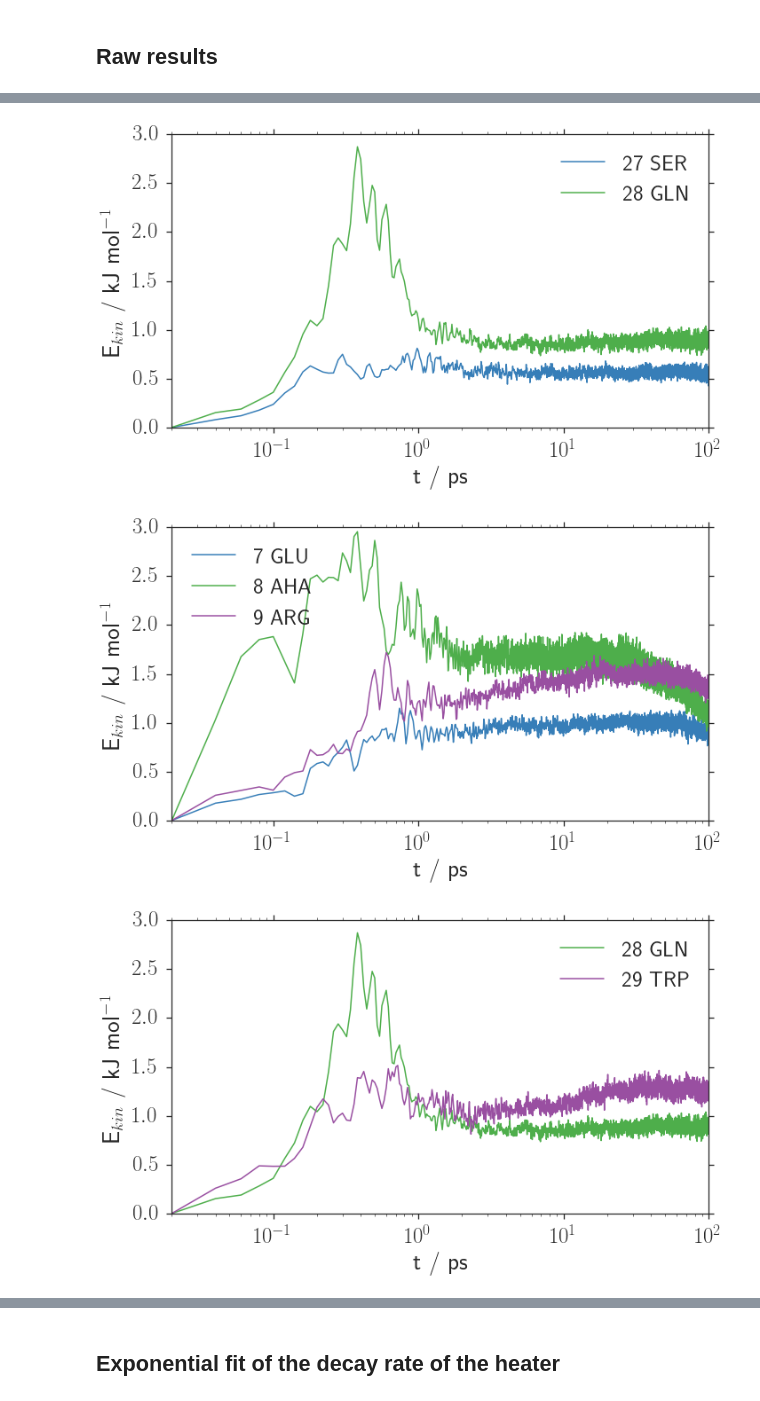
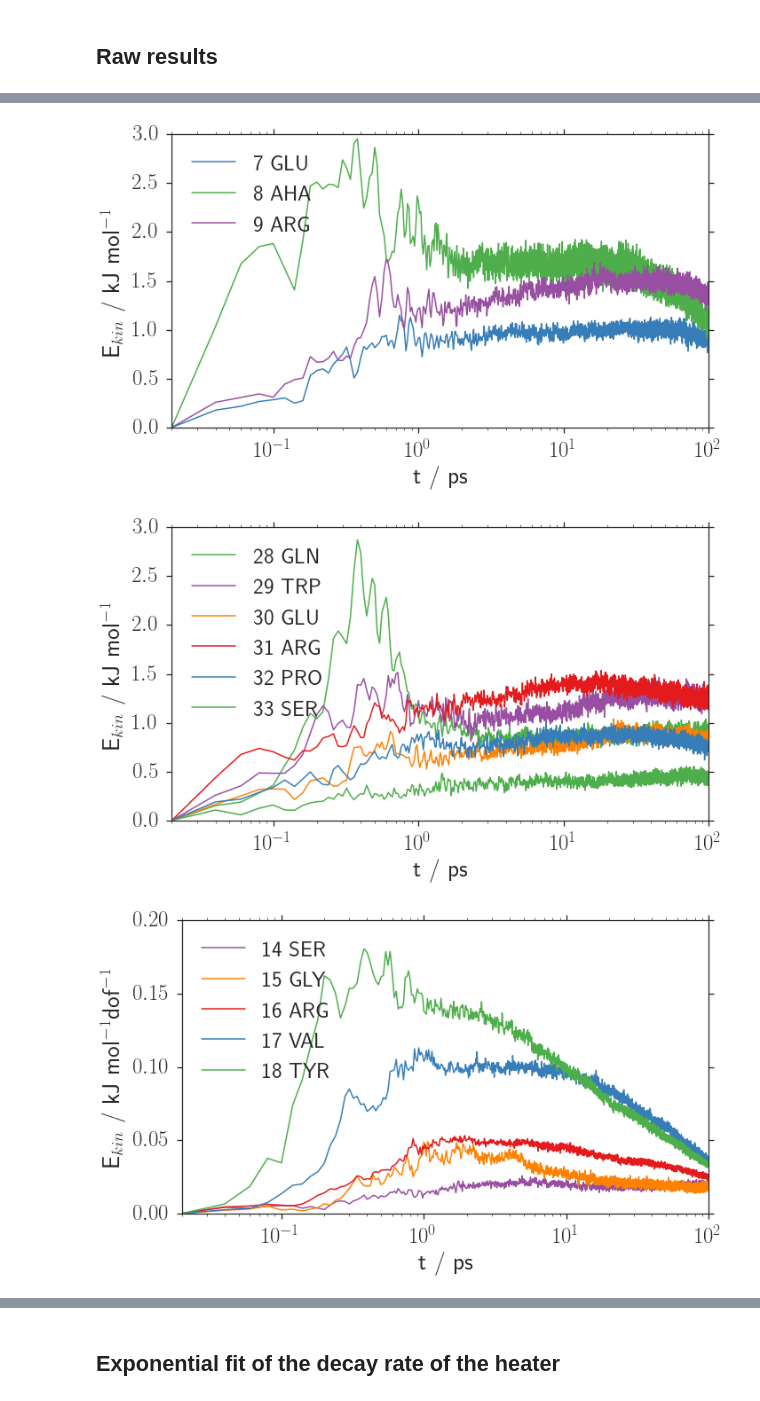
Before and after one commit to Schlabonski/WW, a Jupyter notebook: Scripts/MEQ_simulation.ipynb, the cells around one changed output, grey strips where cells are left out. Saved outputs shown, nothing was run; the diff lists cells and outputs as text; code cells hidden in the pictures.

```diff
--- a/Scripts/MEQ_simulation.ipynb
+++ b/Scripts/MEQ_simulation.ipynb
@@ -83,7 +83,9 @@ def plot_E_kin(E_kin_array, time, plotlabels, saveroot='E_kin_MD', E_kin_model=N
         axe.set_xlim(xmin=min(t_model), xmax=max(t_model))
     if norm_to_zero:
         axe.set_ylim(ymin=0)
-
+    if saveroot == 'E_kin_MD_dof':
+        axe = fig.gca()
+        axe.set_ylabel(axe.get_ylabel()+'dof$^{-1}$')
 
     savename = '/home/thiele/Documents/Physik/HiWi/WW/Plots/' + saveroot
     for resname in plotlabels:
@@ -103,7 +105,14 @@ def plot_E_kin(E_kin_array, time, plotlabels, saveroot='E_kin_MD', E_kin_model=N
 # %% [markdown]
 ## Raw results
 # %%
-E_kin_MD = np.load('../working_files/E_kin_all_residues_average.npy')/100 # divide by 100 due to MDanalysis units
+E_kin_MD = np.load('../working_files/910K/E_kin_all_residues_average.npy')/100 # divide by 100 due to MDanalysis units
+dof = np.loadtxt('../working_files/BacktrackingData/degrees_of_freedom.txt')
+
+if len(dof) == len(E_kin_MD):
+    E_kin_MD_dof = np.zeros_like(E_kin_MD)
+    for i in range(len(E_kin_MD)):
+        E_kin_MD_dof[i] = E_kin_MD[i]/dof[i]
+
 t = np.load('../working_files/time_scale.npy')
 time_MD = t
 
@@ -127,23 +136,15 @@ for ekin in E_kin_MD:
             ekin[index1:] = ekin_filtered'''
 
 
-plotlabels = residue_names[1:]
+plotlabels = residue_names
+save_pre = ['E_kin_MD', 'E_kin_MD_dof']
 
-
-plot_E_kin(E_kin_MD[12:17], t, plotlabels[12:17])
-
-fig_azu_decay = plot_E_kin(E_kin_MD[17:18], t, plotlabels[17:18], norm_to_zero=False)
-
-plot_E_kin(E_kin_MD[18:23], t, plotlabels[18:23])
-
-plot_E_kin(E_kin_MD[23:26], t, plotlabels[23:26])
-
-plot_E_kin(E_kin_MD[25:27], t, plotlabels[25:27])
-
-
-plot_E_kin(E_kin_MD[5:8], t, plotlabels[5:8])
-
-plot_E_kin(E_kin_MD[26:], t, plotlabels[26:])
+for n, Ekin in enumerate([E_kin_MD, E_kin_MD_dof]):
+    for i,j in [(13,18), (18,19), (19,24), (24,27), (26,28), (6,9), (27,-1)]:
+        if i != 18:
+            fig = plot_E_kin(Ekin[i:j], t, plotlabels[i:j], saveroot=save_pre[n])
+        else:
+            fig = plot_E_kin(Ekin[i:j], t, plotlabels[i:j], norm_to_zero=False, saveroot=save_pre[n])
 
 #plot_E_kin(E_kin_MD[17:18, :1000], t[:1000], plotlabels[17:18], log=False)
 #plot_E_kin(E_kin_MD[15:17], t, plotlabels[15:17], log=False)
@@ -160,3 +161,3 @@ plot_E_kin(E_kin_MD[26:], t, plotlabels[26:])
-[figure, old version]
+[figure, new version]
-[figure, old version]
+[figure, new version]
-[figure, old version]
+[figure, new version]
```
Also changed, not shown: parts of 9 cells of this notebook, 15 other files.
